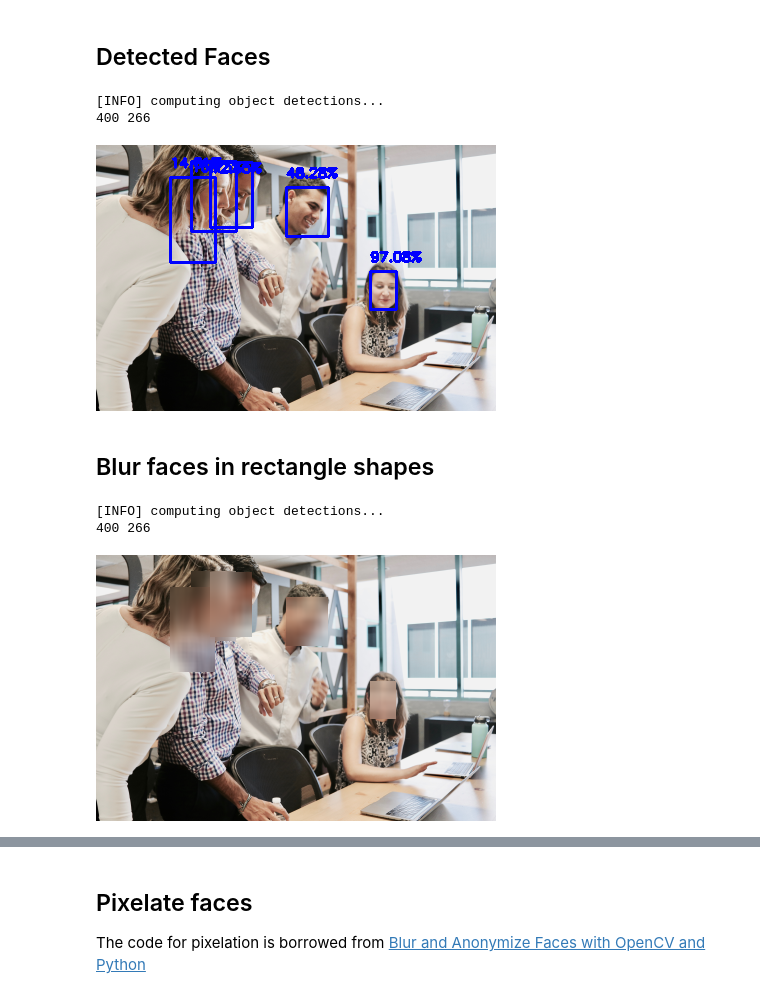
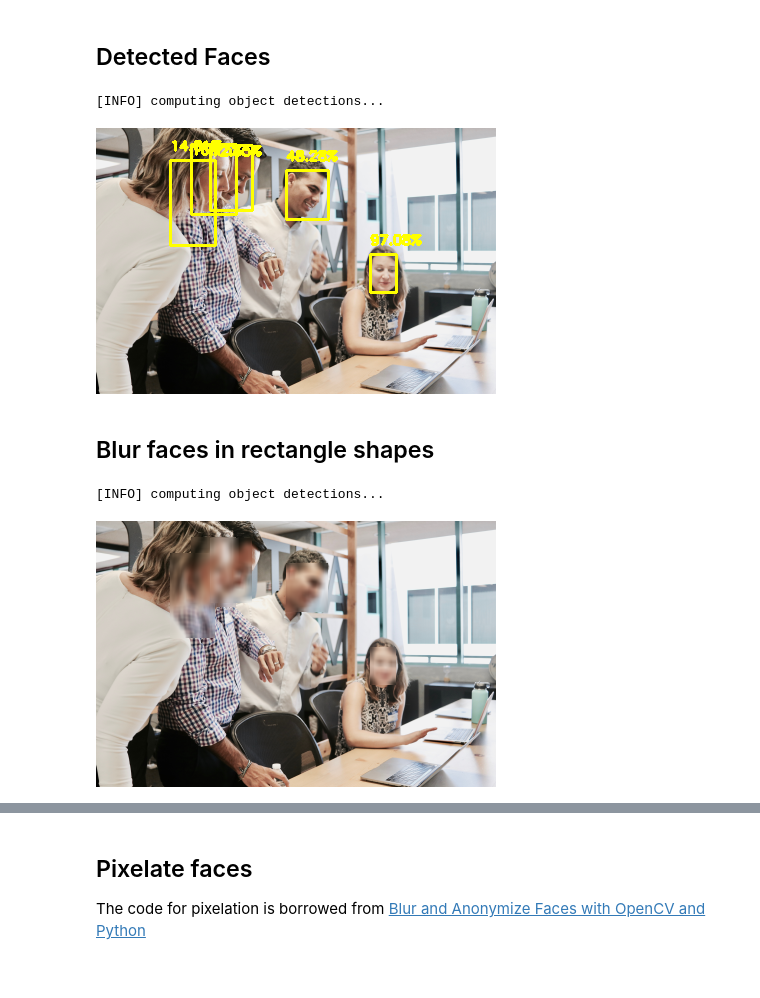
Before and after one commit to changsin/DL, a Jupyter notebook: notebooks/deidentify_faces_opencv.ipynb, the cells around one changed output, grey strips where cells are left out. Cells and saved outputs as stored; diff of their text form; code cells hidden in the pictures.

```diff
--- a/notebooks/deidentify_faces_opencv.ipynb
+++ b/notebooks/deidentify_faces_opencv.ipynb
@@ -75,43 +89,30 @@ def predict_face_detections(dnn, image):
   return detections
 # %%
 # (0, 255, 255) - yellow
-# DISPLAY_COLOR = (0, 255, 255)
-DISPLAY_COLOR = (255, 0, 0)
+DISPLAY_COLOR = (0, 255, 255)
+# DISPLAY_COLOR = (255, 0, 0)
 
 THICKNESS = 2
 
-def plot_image_with_labels(image, detections, confidence_threshold=0.5):
-  # get the image shape
-  h, w = image.shape[:2]
-  print(w, h)
-
-  for i in range(detections.shape[2]):
-    # extract the confidence (i.e., probability) associated with the prediction
-    confidence = detections[0, 0, i, 2]
-
-    # filter out weak detections by ensuring the `confidence` is
-    # greater than the minimum confidence threshold
-    if confidence > confidence_threshold:
-      # compute the (x, y)-coordinates of the bounding box for the object
-      face_box = detections[0, 0, i, 3:7] * np.array([w, h, w, h])
-      (startX, startY, endX, endY) = face_box.astype("int")
-      # draw the bounding box of the face along with the associated probability
-      text = "{:.2f}%".format(confidence * 100)
-      y = startY - 10 if startY - 10 > 10 else startY + 10
-      cv2.rectangle(image, (startX, startY), (endX, endY), DISPLAY_COLOR, THICKNESS)
-      cv2.putText(image, text, (startX, y),
-        cv2.FONT_HERSHEY_SIMPLEX, 0.45, DISPLAY_COLOR, THICKNESS)
+def plot_image_with_labels(image, detections):
+  for detection in detections:
+    (startX, startY, endX, endY), confidence = detection
+    # draw the bounding box of the face along with the associated probability
+    text = "{:.2f}%".format(confidence * 100)
+    y = startY - 10 if startY - 10 > 10 else startY + 10
+    cv2.rectangle(image, (startX, startY), (endX, endY), DISPLAY_COLOR, THICKNESS)
+    cv2.putText(image, text, (startX, y),
+      cv2.FONT_HERSHEY_SIMPLEX, 0.45, DISPLAY_COLOR, THICKNESS)
 
   cv2_imshow(image)
 # %% [markdown]
 ## Detected Faces
 # %%
 image = load_image("team_faces.jpg")
-detections = predict_face_detections(dnn, image)
-plot_image_with_labels(image, detections, confidence_threshold=0.12)
+detections = predict_face_detections(dnn, image, confidence_threshold=0.12)
+plot_image_with_labels(image, detections)
 # %% [output]
 [INFO] computing object detections...
-400 266
-[figure, old version]
+[figure, new version]
 # %% [markdown]
 ## Blur faces in rectangle shapes
@@ -142,9 +126,8 @@ def plot_blurred_faces_rect(image, detections, confidence_threshold=0.5):
 # %%
 image = load_image("team_faces.jpg")
-detections = predict_face_detections(dnn, image)
+detections = predict_face_detections(dnn, image, confidence_threshold=0.12)
 
-plot_blurred_faces_rect(image, detections, confidence_threshold=0.12)
+plot_blurred_faces_rect(image, detections, kernel_size=(7, 7))
 # %% [output]
 [INFO] computing object detections...
-400 266
-[figure, old version]
+[figure, new version]
```
Also changed, not shown: parts of 9 cells of this notebook.
